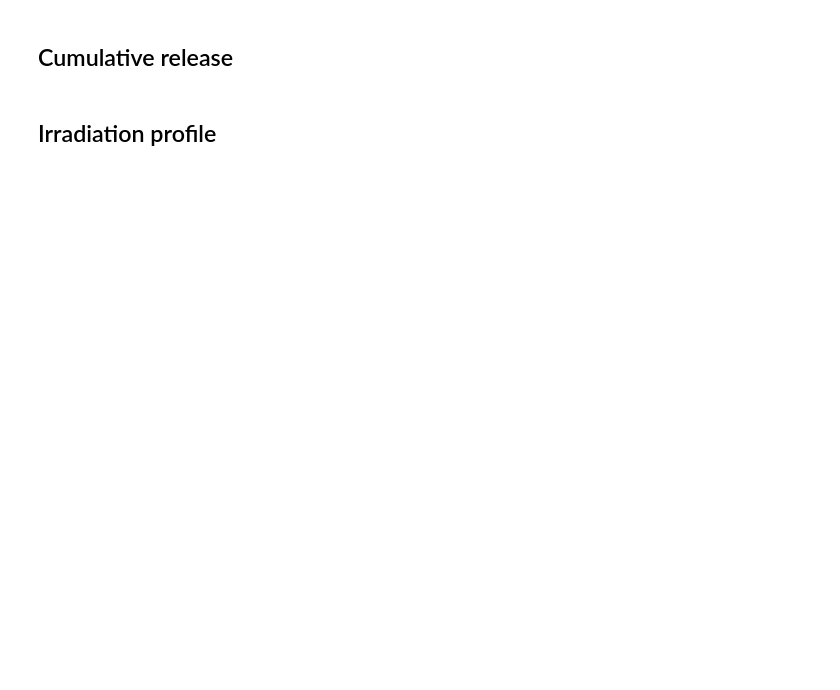
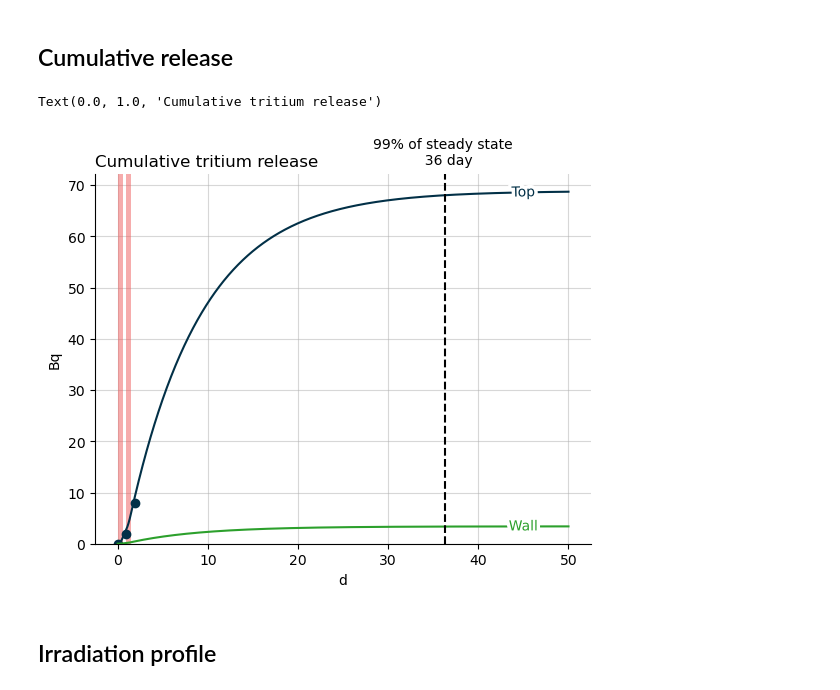
Before and after one commit to veliki-filozof/BABY-1L-run-2-test, a Jupyter notebook: analysis/tritium/tritium_model.ipynb, the cells around one changed output. Drawn from its saved outputs; the diff is of its cells as text; code cells hidden in the pictures; blank space fills up the shorter version.

```diff
--- a/analysis/tritium/tritium_model.ipynb
+++ b/analysis/tritium/tritium_model.ipynb
@@ -75,7 +97,7 @@ print(f"  wall area: {baby_model.A_wall.to(ureg.cm**2):.2f~P}")
 # %% [markdown]
 ## Cumulative release
 # %%
-plt.figure(dpi=300)
+plt.figure()
 (l,) = plot_integrated_top_release(baby_model, color="#023047", label="Top")
 plot_integrated_wall_release(baby_model, color="tab:green", label="Wall")
 plot_irradiation(baby_model, facecolor="#EF5B5B", alpha=0.5)
@@ -83,33 +105,36 @@ plt.grid(alpha=0.5)
 labelLines(plt.gca().get_lines(), zorder=2.5, xvals=[45]*2)
 plt.ylim(bottom=0 * ureg.Bq)
 
 plt.scatter(
     replacement_times_top, IV_stream.get_cumulative_activity("total"), color="#023047"
 )
 # plt.scatter(
 #     replacement_times_walls,
 #     OV_stream.get_cumulative_activity("total"),
 #     color="tab:green",
 # )
 
 # add line where top is 99% of final
 ydata = l.get_ydata()
 xdata = l.get_xdata()
 target_release_frac = 0.99
 x_target = xdata[np.argmax(ydata > target_release_frac * ydata[-1])]
 
 plt.axvline(x=x_target, color="k", linestyle="--")
 plt.annotate(
     f"99% of steady state \n {x_target: .0f}",
     (x_target, target_release_frac * ydata[-1]),
     xytext=(0, 20),
     textcoords="offset points",
     ha="center",
     va="bottom",
     color="k",
 )
 
 plt.title("Cumulative tritium release", loc="left")
+# %% [output]
+Text(0.0, 1.0, 'Cumulative tritium release')
+[figure, added]
 # %% [markdown]
 ## Irradiation profile
 # %%
```
Also changed, not shown: parts of 6 cells of this notebook, 3 other files.
